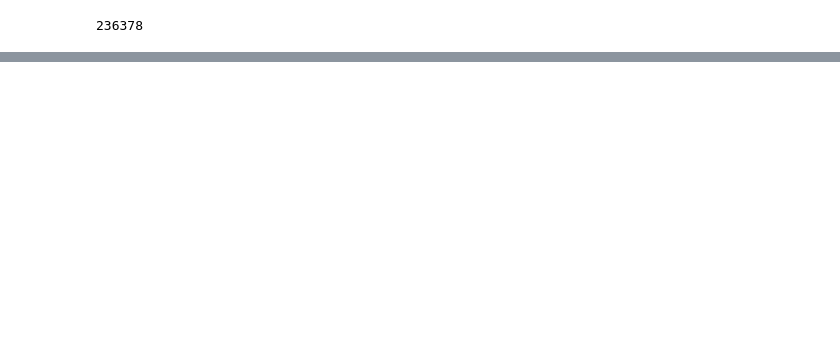
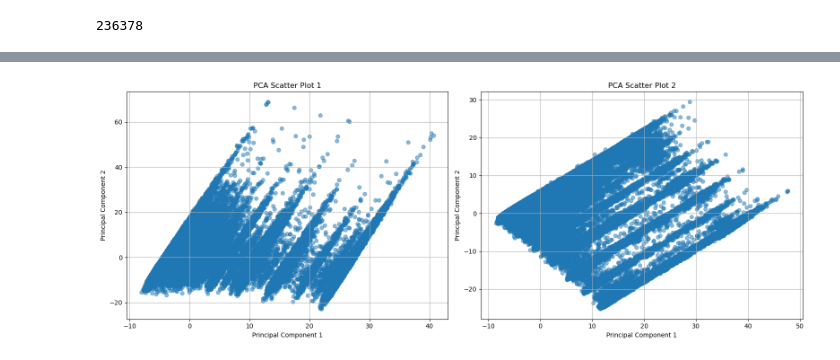
Before and after one commit to TylerHaims/Diabetes, a Jupyter notebook: PCAandKNN.ipynb, the cells around one changed output, grey strips where cells are left out. Drawn from its saved outputs; the diff is of its cells as text; code cells hidden in the pictures; blank space fills up the shorter version.

```diff
--- a/PCAandKNN.ipynb
+++ b/PCAandKNN.ipynb
@@ -13,9 +15,14 @@ from sklearn.metrics import accuracy_score
 
 df_diab = pd.read_csv("/Users/tylerhaims/Documents/GitHub/Diabetes/Diabetes2021/diabetes_binary_health_indicators_BRFSS2021.csv")
 print(len(df_diab['BMI']))
-scaler = StandardScaler()
-#scaled_data = scaler.fit_transform(df_diab)
-#scaled_data
+
+df_diab_noscale = df_diab.drop(columns=['MentHlth','NoDocbcCost', 'Sex', 'Fruits'])
+pca2 = PCA(n_components=2)
+pca2.fit(df_diab_noscale)
+pca_data2 = pca2.transform(df_diab_noscale)
+pca_df2 = pd.DataFrame(data=pca_data2, columns=['PC1', 'PC2'])
+
+
 pca = PCA(n_components=2)  # Specify the number of components you want to keep
 pca.fit(df_diab)
 pca_data = pca.transform(df_diab)
@@ -34,0 +32,70 @@ plt.show()
+# %%
+
+# Create a figure with two subplots side by side
+fig, axes = plt.subplots(nrows=1, ncols=2, figsize=(16, 6))
+
+# Plot the first scatter plot on the first subplot
+axes[0].scatter(pca_data2[:, 0], pca_data2[:, 1], alpha=0.5)
+axes[0].set_title('PCA Scatter Plot 1')
+axes[0].set_xlabel('Principal Component 1')
+axes[0].set_ylabel('Principal Component 2')
+axes[0].grid(True)
+
+# Plot the second scatter plot on the second subplot
+axes[1].scatter(pca_data[:, 0], pca_data[:, 1], alpha=0.5)
+axes[1].set_title('PCA Scatter Plot 2')
+axes[1].set_xlabel('Principal Component 1')
+axes[1].set_ylabel('Principal Component 2')
+axes[1].grid(True)
+
+# Adjust layout
+plt.tight_layout()
+
+# Show the plots
+plt.show()
+
+explained_variance_ratio = pca.explained_variance_ratio_
+cumulative_explained_variance_ratio = np.cumsum(explained_variance_ratio)
+singular_values = pca.singular_values_
+
+
+most_important_components = {
+    'explained_variance_ratio': explained_variance_ratio,
+    'cumulative_explained_variance_ratio': cumulative_explained_variance_ratio,
+    'singular_values': singular_values
+}
+print("Explained Variance Ratio:", most_important_components['explained_variance_ratio'])
+print("Cumulative Explained Variance Ratio:", most_important_components['cumulative_explained_variance_ratio'])
+print("Singular Values:", most_important_components['singular_values'])
+
+loadings_pc1 = pca.components_[0]
+loadings_pc2 = pca.components_[1]
+
+
+threshold_variance = 0.95
+
+# Find the number of components needed to reach the threshold variance
+num_components_threshold = np.argmax(cumulative_explained_variance_ratio >= threshold_variance) + 1
+
+print("Number of components to retain {:.0%} of variance:".format(threshold_variance), num_components_threshold)
+
+# Create a DataFrame to display the loadings
+print('PC1 LAODINGS FOR DF WITHOUT DROPPED DATA')
+loadings_df = pd.DataFrame({'Variable': df_diab.columns, 'Loading_PC1': loadings_pc1})
+
+# Sort the DataFrame by the absolute value of the loadings to see which variables are most strongly correlated with PC1
+loadings_df['Abs_Loading_PC1'] = abs(loadings_df['Loading_PC1'])
+loadings_df_sorted = loadings_df.sort_values(by='Abs_Loading_PC1', ascending=False)
+
+print(loadings_df_sorted)
+
+print('PC2 LAODINGS FOR DF WITHOUT DROPPED DATA')
+loadings_df2 = pd.DataFrame({'Variable': df_diab.columns, 'Loading_PC2': loadings_pc2})
+
+# Sort the DataFrame by the absolute value of the loadings to see which variables are most strongly correlated with PC1
+loadings_df2['Abs_Loading_PC2'] = abs(loadings_df2['Loading_PC2'])
+loadings_df_sorted2 = loadings_df2.sort_values(by='Abs_Loading_PC2', ascending=False)
+
+print(loadings_df_sorted2)
+# %% [output]
+[figure, added]
```
Also changed, not shown: parts of 14 cells of this notebook, 3 other files.
